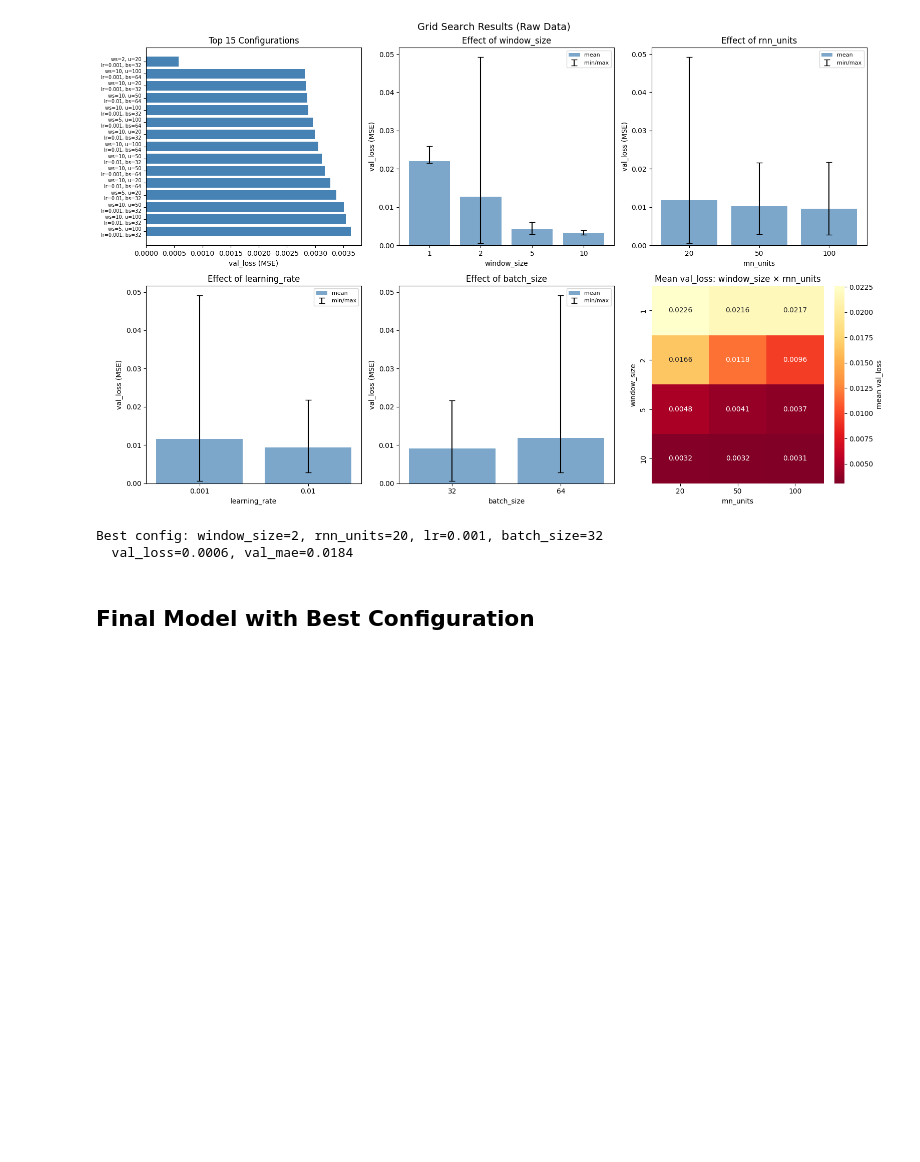
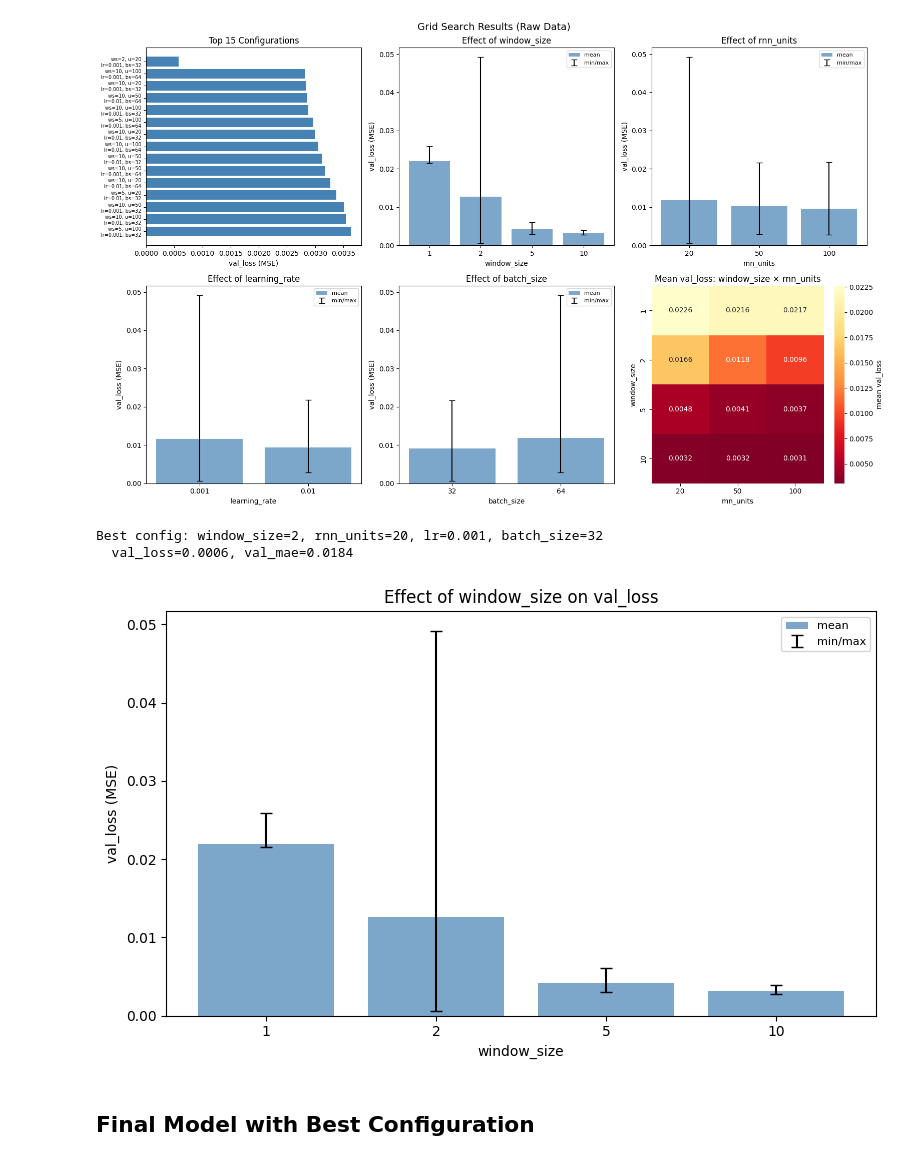
Before and after one commit to jolyeline/DL, a Jupyter notebook: src/model_RNN.ipynb, the cells around one changed output. Saved outputs shown, nothing was run; the diff lists cells and outputs as text; code cells hidden in the pictures; blank space fills up the shorter version.

```diff
--- a/src/model_RNN.ipynb
+++ b/src/model_RNN.ipynb
@@ -290,6 +290,25 @@ print(f"  val_loss={best.val_loss:.4f}, val_mae={best.val_mae:.4f}")
 [figure]
 Best config: window_size=2, rnn_units=20, lr=0.001, batch_size=32
   val_loss=0.0006, val_mae=0.0184
+# %%
+# only show effect of window size plot
+fig, ax = plt.subplots(figsize=(8, 5))
+grouped = gs_df_raw.groupby('window_size')['val_loss'].agg(['mean', 'min', 'max']).reset_index()
+x = range(len(grouped))
+ax.bar(x, grouped['mean'], color='steelblue', alpha=0.7, label='mean')
+ax.errorbar(x, grouped['mean'],
+            yerr=[grouped['mean'] - grouped['min'], grouped['max'] - grouped['mean']],
+            fmt='none', color='black', capsize=4, label='min/max')
+ax.set_xticks(x)
+ax.set_xticklabels(grouped['window_size'])
+ax.set_xlabel('window_size')
+ax.set_ylabel('val_loss (MSE)')
+ax.set_title('Effect of window_size on val_loss')
+ax.legend(fontsize=8)
+plt.tight_layout()
+plt.show()
+# %% [output]
+[figure, added]
 # %% [markdown]
 ## Final Model with Best Configuration
 # %%
```
Also changed, not shown: parts of 1 cell of this notebook, 4 other files.
